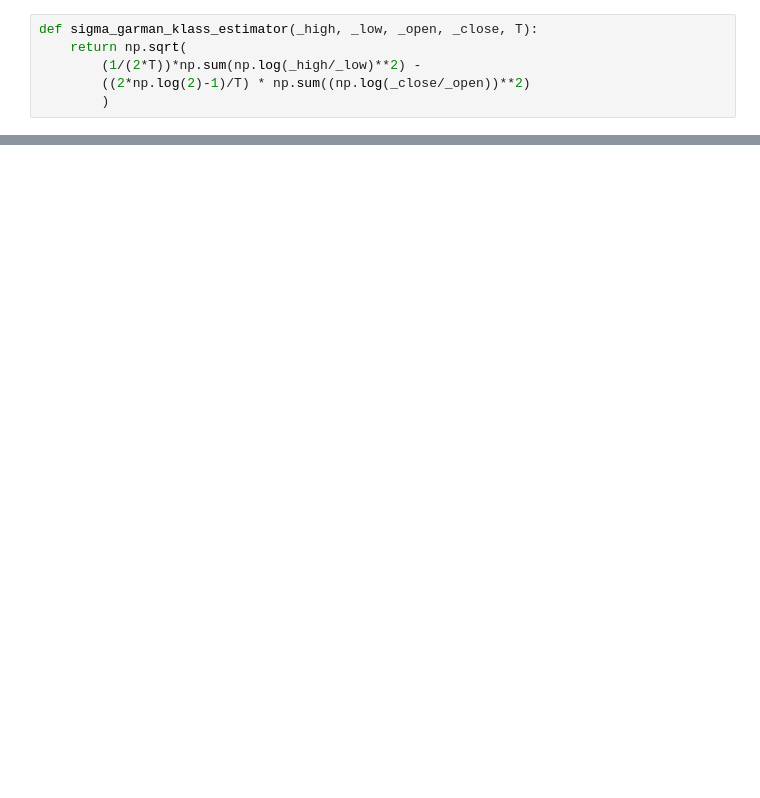
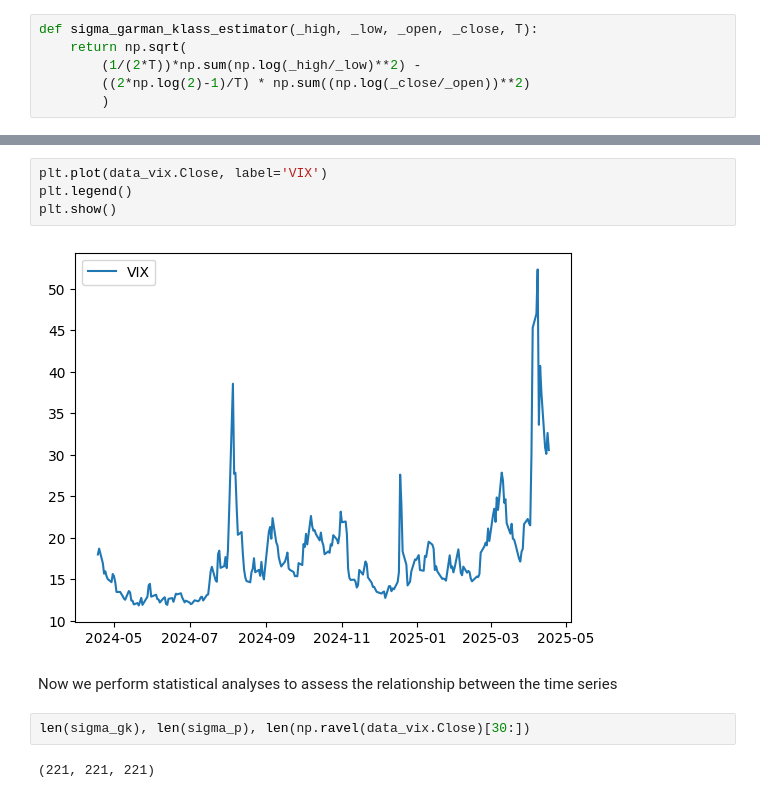
Before and after one commit to GiorgioCampo/CF_Assignment1, a Jupyter notebook: compfin_1.ipynb, the cells around one changed output, grey strips where cells are left out. Saved outputs shown, nothing was run; the diff lists cells and outputs as text; blank space fills up the shorter version.

```diff
--- a/compfin_1.ipynb
+++ b/compfin_1.ipynb
@@ -102,0 +277,12 @@ plt.show()
+# %%
+plt.plot(data_vix.Close, label='VIX')
+plt.legend()
+plt.show()
+# %% [output]
+[figure, added]
+# %% [markdown]
+Now we perform statistical analyses to assess the relationship between the time series
+# %%
+len(sigma_gk), len(sigma_p), len(np.ravel(data_vix.Close)[30:])
+# %% [output]
+(221, 221, 221)
```
Also changed, not shown: parts of 35 cells of this notebook.
